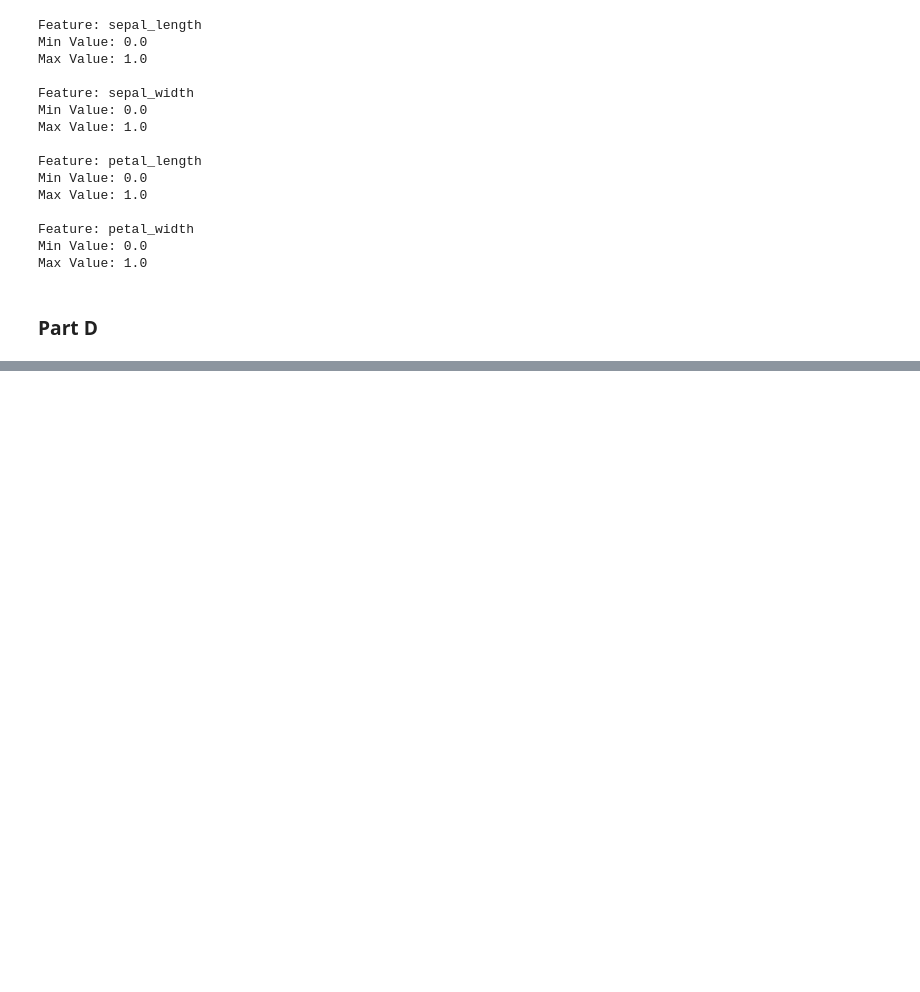
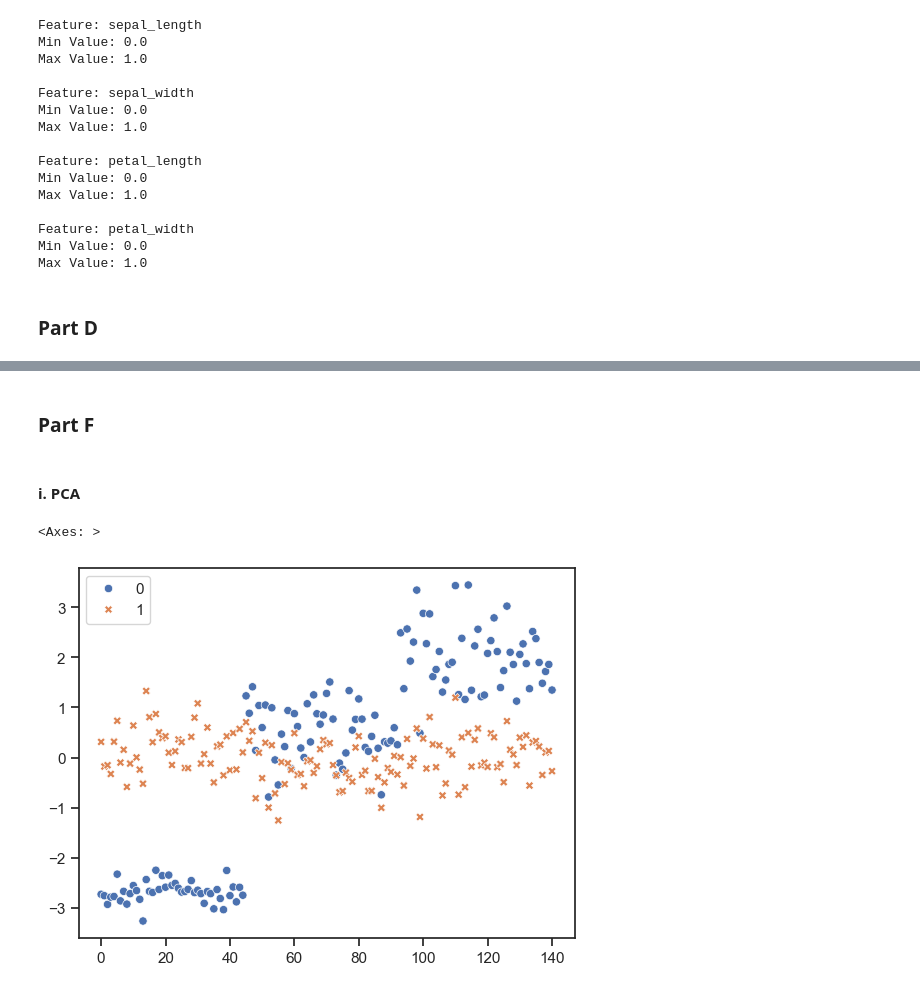
Before and after one commit to zhatz111/Data-Science-Masters, a Jupyter notebook: Algorithms for Data Science/Programming Assignment 1/PA1_Hatzenbeller_Zach.ipynb, the cells around one changed output, grey strips where cells are left out. Cells and saved outputs as stored; diff of their text form; code cells hidden in the pictures; blank space fills up the shorter version.

```diff
--- a/Algorithms for Data Science/Programming Assignment 1/PA1_Hatzenbeller_Zach.ipynb
+++ b/Algorithms for Data Science/Programming Assignment 1/PA1_Hatzenbeller_Zach.ipynb
@@ -322,4 +497,0 @@ sns.pairplot(data_without_outliers, hue="species")
-# %%
-## Type code here for the part 1 ##
-sns.set_theme(style="ticks")
-sns.pairplot(df, hue="species")
@@ -328,0 +506,13 @@ sns.pairplot(df, hue="species")
+# %% [markdown]
+### Part F
+# %% [markdown]
+#### i. PCA
+# %%
+from sklearn.decomposition import PCA
+
+decompose = PCA(n_components=2)
+pca_data = decompose.fit_transform(X=data_without_outliers[features])
+sns.scatterplot(pca_data)
+# %% [output]
+<Axes: >
+[figure, added]
```
Also changed, not shown: parts of 32 cells of this notebook, 24 other files.
